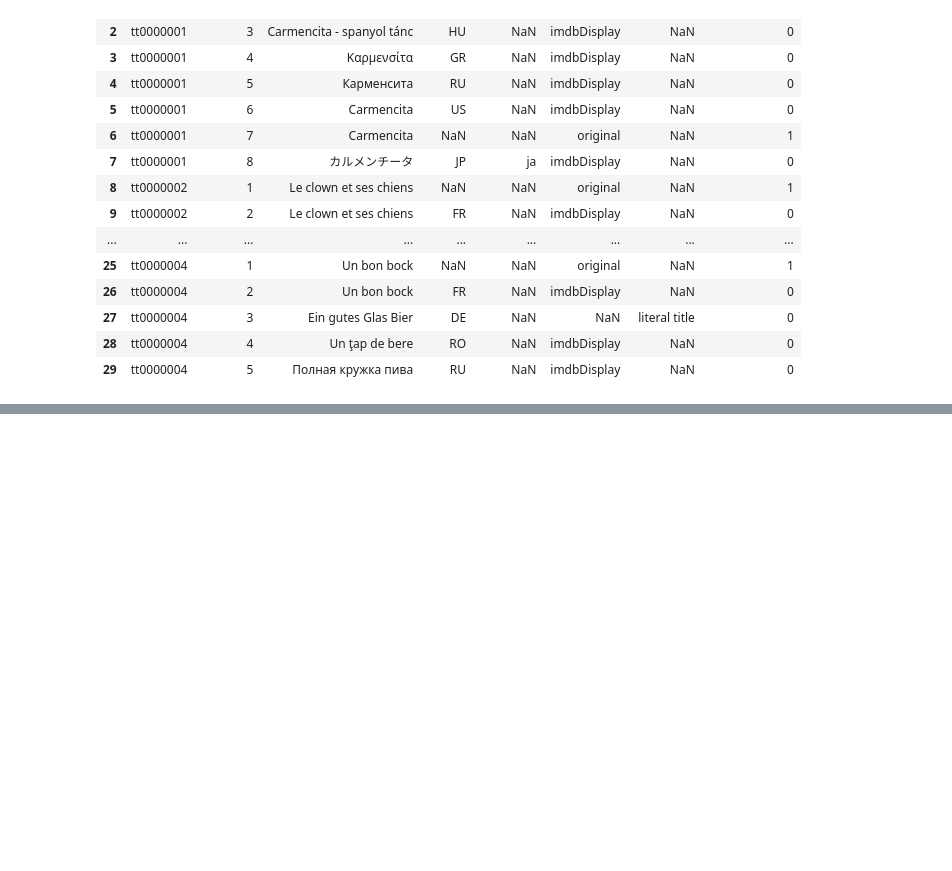
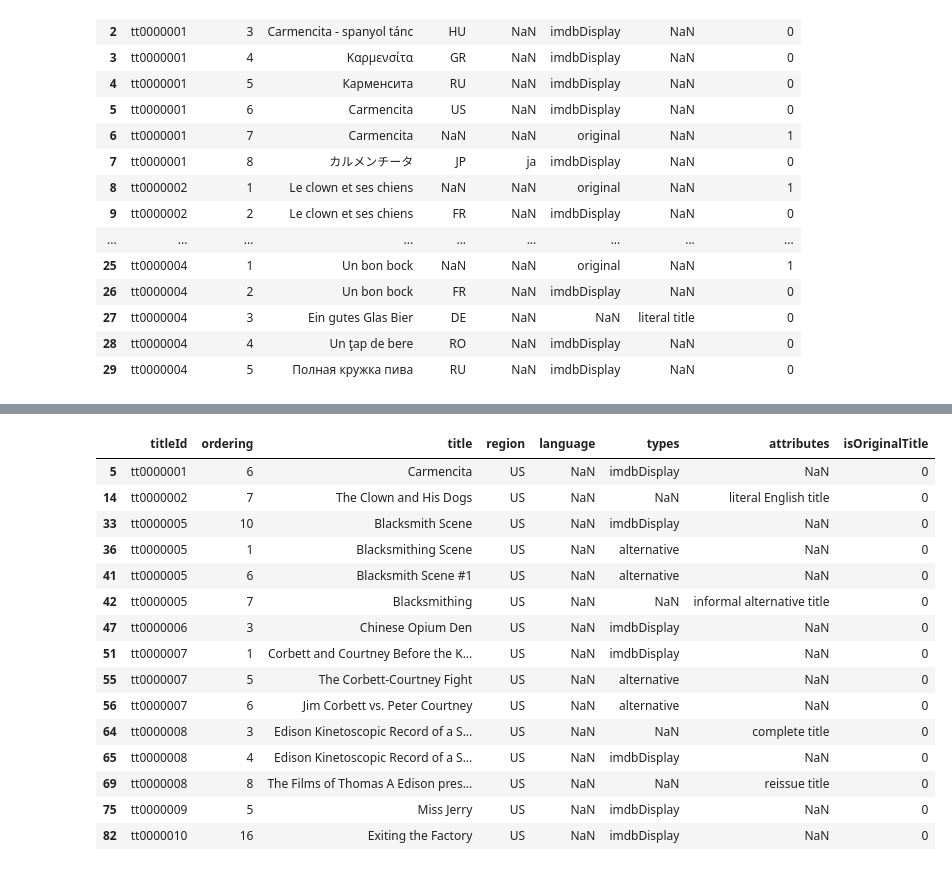
Before and after one commit to lsmith01t/Cinema-Analysis, a Jupyter notebook: Cinema_analysis.ipynb, the cells around one changed output, grey strips where cells are left out. Saved outputs shown, nothing was run; the diff lists cells and outputs as text; code cells hidden in the pictures; blank space fills up the shorter version.

```diff
--- a/Cinema_analysis.ipynb
+++ b/Cinema_analysis.ipynb
@@ -150,2 +182,21 @@ Data columns (total 8 columns):
 dtypes: int64(1), object(7)
 memory usage: 96.2+ MB
+# %%
+akas_w.head(10)
+# %% [output]
+|  | titleId | ordering | title | region | language | types | attributes | isOriginalTitle |
+| 5 | tt0000001 | 6 | Carmencita | US | NaN | imdbDisplay | NaN | 0 |
+| 14 | tt0000002 | 7 | The Clown and His Dogs | US | NaN | NaN | literal English title | 0 |
+| 33 | tt0000005 | 10 | Blacksmith Scene | US | NaN | imdbDisplay | NaN | 0 |
+| 36 | tt0000005 | 1 | Blacksmithing Scene | US | NaN | alternative | NaN | 0 |
+| 41 | tt0000005 | 6 | Blacksmith Scene #1 | US | NaN | alternative | NaN | 0 |
+| 42 | tt0000005 | 7 | Blacksmithing | US | NaN | NaN | informal alternative title | 0 |
+| 47 | tt0000006 | 3 | Chinese Opium Den | US | NaN | imdbDisplay | NaN | 0 |
+| 51 | tt0000007 | 1 | Corbett and Courtney Before the K... | US | NaN | imdbDisplay | NaN | 0 |
+| 55 | tt0000007 | 5 | The Corbett-Courtney Fight | US | NaN | alternative | NaN | 0 |
+| 56 | tt0000007 | 6 | Jim Corbett vs. Peter Courtney | US | NaN | alternative | NaN | 0 |
+| 64 | tt0000008 | 3 | Edison Kinetoscopic Record of a S... | US | NaN | NaN | complete title | 0 |
+| 65 | tt0000008 | 4 | Edison Kinetoscopic Record of a S... | US | NaN | imdbDisplay | NaN | 0 |
+| 69 | tt0000008 | 8 | The Films of Thomas A Edison pres... | US | NaN | NaN | reissue title | 0 |
+| 75 | tt0000009 | 5 | Miss Jerry | US | NaN | imdbDisplay | NaN | 0 |
+| 82 | tt0000010 | 16 | Exiting the Factory | US | NaN | imdbDisplay | NaN | 0 |
```
Also changed, not shown: parts of 15 cells of this notebook, 7 other files.
